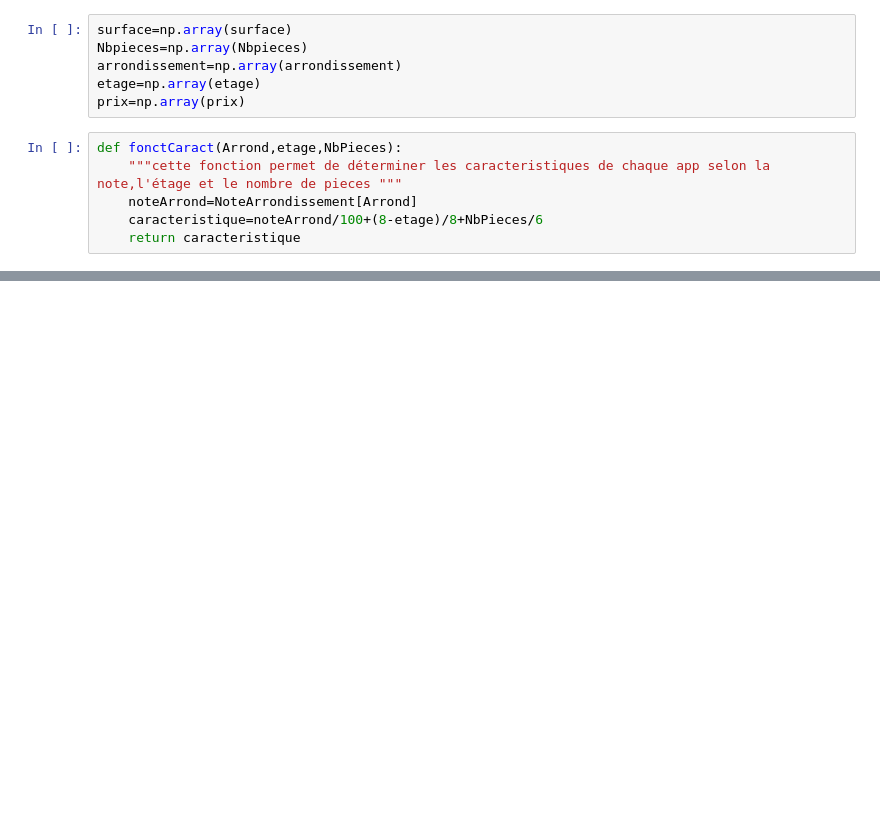
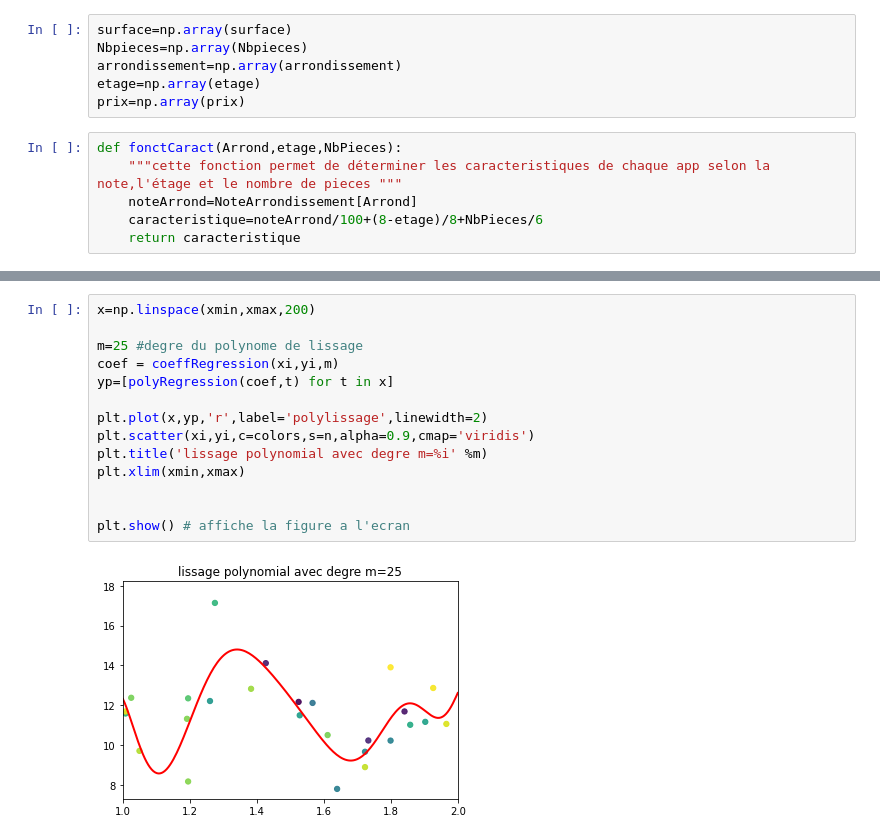
Before and after one commit to Azrarag/apartment-price-predection, a Jupyter notebook: Untitled2.ipynb, the cells around one changed output, grey strips where cells are left out. Drawn from its saved outputs; the diff is of its cells as text; blank space fills up the shorter version.

```diff
--- a/Untitled2.ipynb
+++ b/Untitled2.ipynb
@@ -124,0 +153,16 @@ print(caract)
+# %%
+x=np.linspace(xmin,xmax,200)
+
+m=25 #degre du polynome de lissage
+coef = coeffRegression(xi,yi,m)
+yp=[polyRegression(coef,t) for t in x]
+
+plt.plot(x,yp,'r',label='polylissage',linewidth=2)
+plt.scatter(xi,yi,c=colors,s=n,alpha=0.9,cmap='viridis')
+plt.title('lissage polynomial avec degre m=%i' %m)
+plt.xlim(xmin,xmax)
+
+
+plt.show() # affiche la figure a l'ecran
+# %% [output]
+[figure, added]
```
Also changed, not shown: parts of 6 cells of this notebook.
